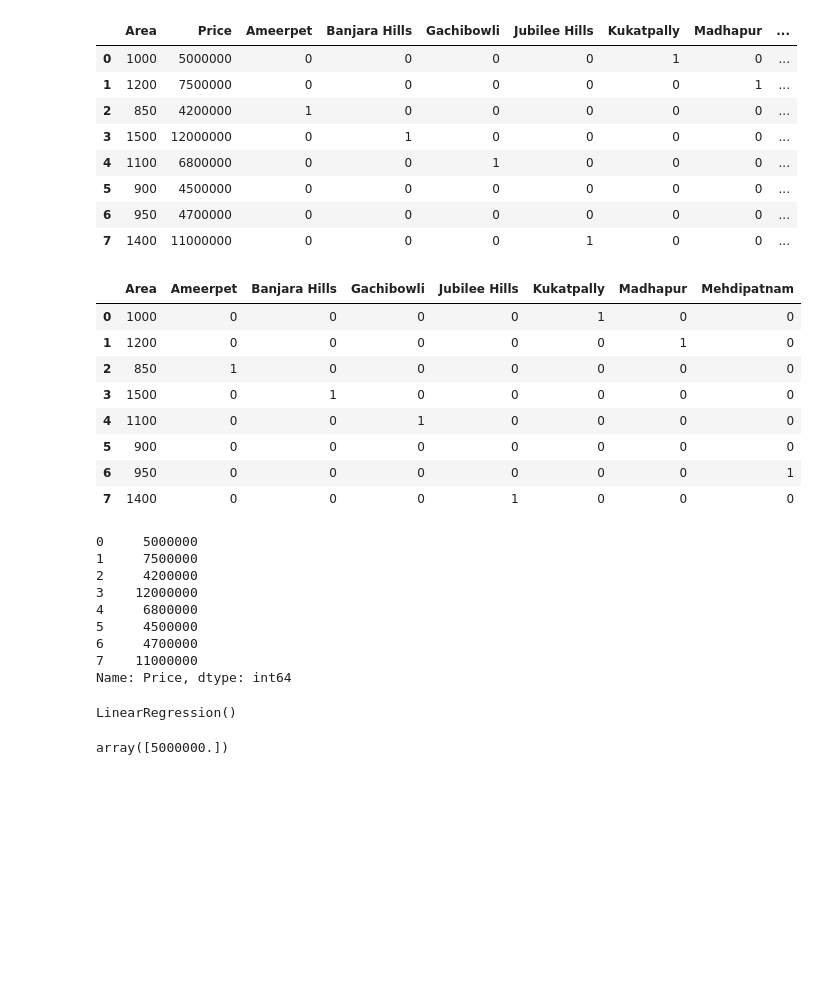
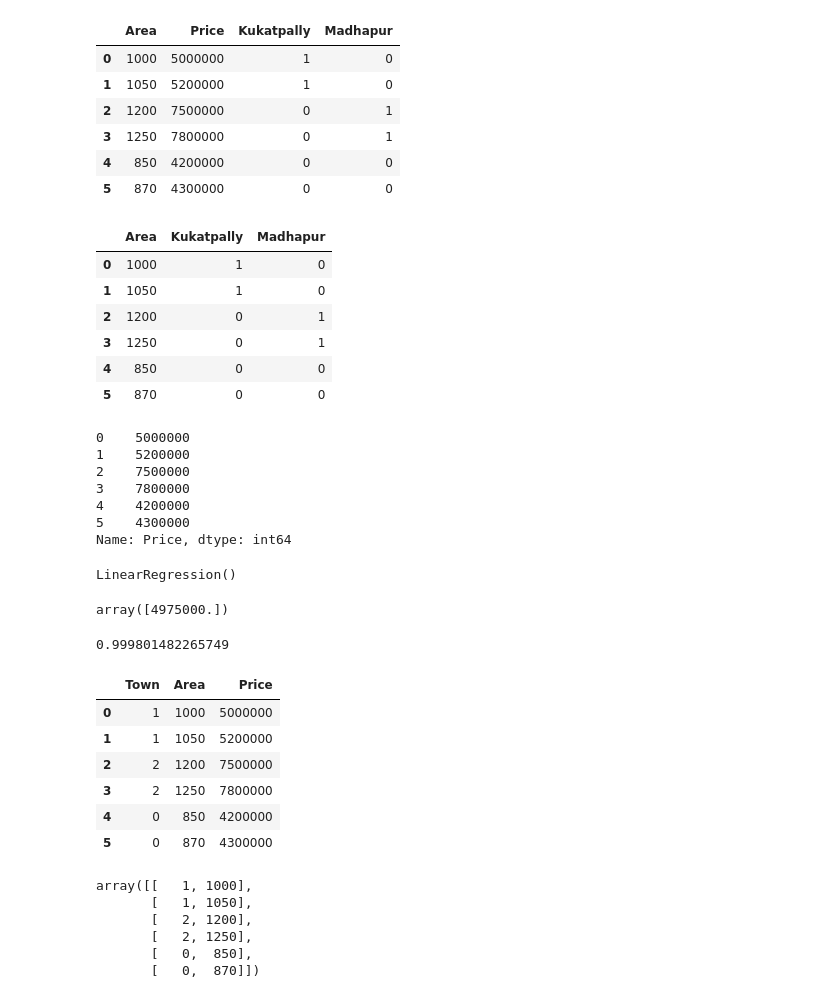
Before and after one commit to AnkithChowdary/ML, a Jupyter notebook: dummyVariablesAndEncoding.ipynb, the cells around one changed output. Saved outputs shown, nothing was run; the diff lists cells and outputs as text; code cells hidden in the pictures; blank space fills up the shorter version.

```diff
--- a/dummyVariablesAndEncoding.ipynb
+++ b/dummyVariablesAndEncoding.ipynb
@@ -43,16 +37,14 @@ merged
 # %%
-final=merged.drop(['Town','Begumpet'],axis='columns')
+final=merged.drop(['Town','Ameerpet'],axis='columns')
 final
 # %% [output]
-|  | Area | Price | Ameerpet | Banjara Hills | Gachibowli | Jubilee Hills | Kukatpally | Madhapur | ... |
-| 0 | 1000 | 5000000 | 0 | 0 | 0 | 0 | 1 | 0 | ... |
-| 1 | 1200 | 7500000 | 0 | 0 | 0 | 0 | 0 | 1 | ... |
-| 2 | 850 | 4200000 | 1 | 0 | 0 | 0 | 0 | 0 | ... |
-| 3 | 1500 | 12000000 | 0 | 1 | 0 | 0 | 0 | 0 | ... |
-| 4 | 1100 | 6800000 | 0 | 0 | 1 | 0 | 0 | 0 | ... |
-| 5 | 900 | 4500000 | 0 | 0 | 0 | 0 | 0 | 0 | ... |
-| 6 | 950 | 4700000 | 0 | 0 | 0 | 0 | 0 | 0 | ... |
-| 7 | 1400 | 11000000 | 0 | 0 | 0 | 1 | 0 | 0 | ... |
+|  | Area | Price | Kukatpally | Madhapur |
+| 0 | 1000 | 5000000 | 1 | 0 |
+| 1 | 1050 | 5200000 | 1 | 0 |
+| 2 | 1200 | 7500000 | 0 | 1 |
+| 3 | 1250 | 7800000 | 0 | 1 |
+| 4 | 850 | 4200000 | 0 | 0 |
+| 5 | 870 | 4300000 | 0 | 0 |
 # %%
 from sklearn.linear_model import LinearRegression
 model=LinearRegression()
@@ -60,33 +52,33 @@ model=LinearRegression()
 x=final.drop('Price',axis='columns')
 x
 # %% [output]
-|  | Area | Ameerpet | Banjara Hills | Gachibowli | Jubilee Hills | Kukatpally | Madhapur | Mehdipatnam |
-| 0 | 1000 | 0 | 0 | 0 | 0 | 1 | 0 | 0 |
-| 1 | 1200 | 0 | 0 | 0 | 0 | 0 | 1 | 0 |
-| 2 | 850 | 1 | 0 | 0 | 0 | 0 | 0 | 0 |
-| 3 | 1500 | 0 | 1 | 0 | 0 | 0 | 0 | 0 |
-| 4 | 1100 | 0 | 0 | 1 | 0 | 0 | 0 | 0 |
-| 5 | 900 | 0 | 0 | 0 | 0 | 0 | 0 | 0 |
-| 6 | 950 | 0 | 0 | 0 | 0 | 0 | 0 | 1 |
-| 7 | 1400 | 0 | 0 | 0 | 1 | 0 | 0 | 0 |
+|  | Area | Kukatpally | Madhapur |
+| 0 | 1000 | 1 | 0 |
+| 1 | 1050 | 1 | 0 |
+| 2 | 1200 | 0 | 1 |
+| 3 | 1250 | 0 | 1 |
+| 4 | 850 | 0 | 0 |
+| 5 | 870 | 0 | 0 |
 # %%
 y=final.Price
 y
 # %% [output]
-0     5000000
-1     7500000
-2     4200000
-3    12000000
-4     6800000
-5     4500000
-6     4700000
-7    11000000
+0    5000000
+1    5200000
+2    7500000
+3    7800000
+4    4200000
+5    4300000
 Name: Price, dtype: int64
 # %%
 model.fit(x,y)
 # %% [output]
 LinearRegression()
 # %%
-model.predict([[1000,0,0,0,0,1,0,0]])
+model.predict([[1000,	1,	0]])
 # %% [output]
-array([5000000.])
+array([4975000.])
+# %%
+model.score(x,y)
+# %% [output]
+0.999801482265749
@@ -92,0 +88,22 @@ array([5000000.])
+# %%
+dfle=df
+dfle['Town']=le.fit_transform(dfle.Town)
+dfle
+# %% [output]
+|  | Town | Area | Price |
+| 0 | 1 | 1000 | 5000000 |
+| 1 | 1 | 1050 | 5200000 |
+| 2 | 2 | 1200 | 7500000 |
+| 3 | 2 | 1250 | 7800000 |
+| 4 | 0 | 850 | 4200000 |
+| 5 | 0 | 870 | 4300000 |
+# %%
+x=dfle[['Town','Area']].values
+x
+# %% [output]
+array([[   1, 1000],
+       [   1, 1050],
+       [   2, 1200],
+       [   2, 1250],
+       [   0,  850],
+       [   0,  870]])
```
Also changed, not shown: parts of 7 cells of this notebook, 10 other files.
